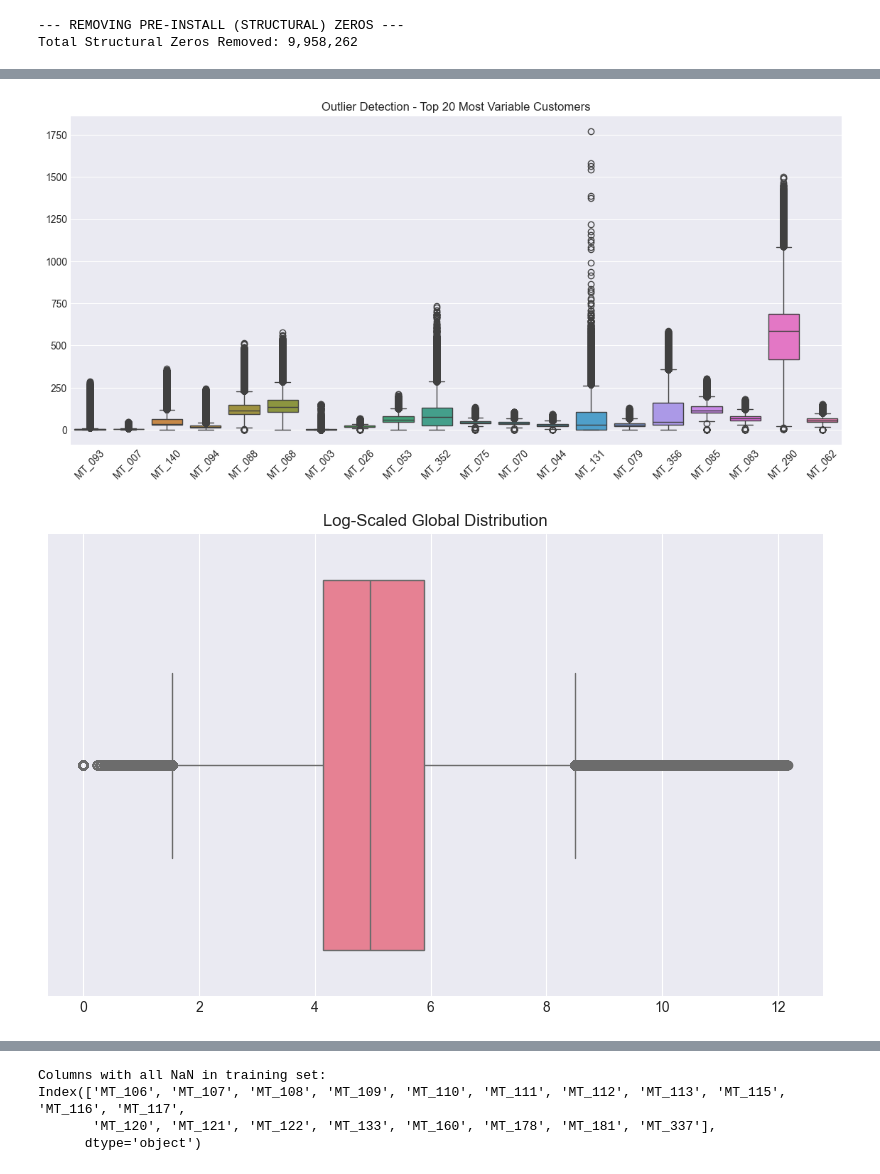
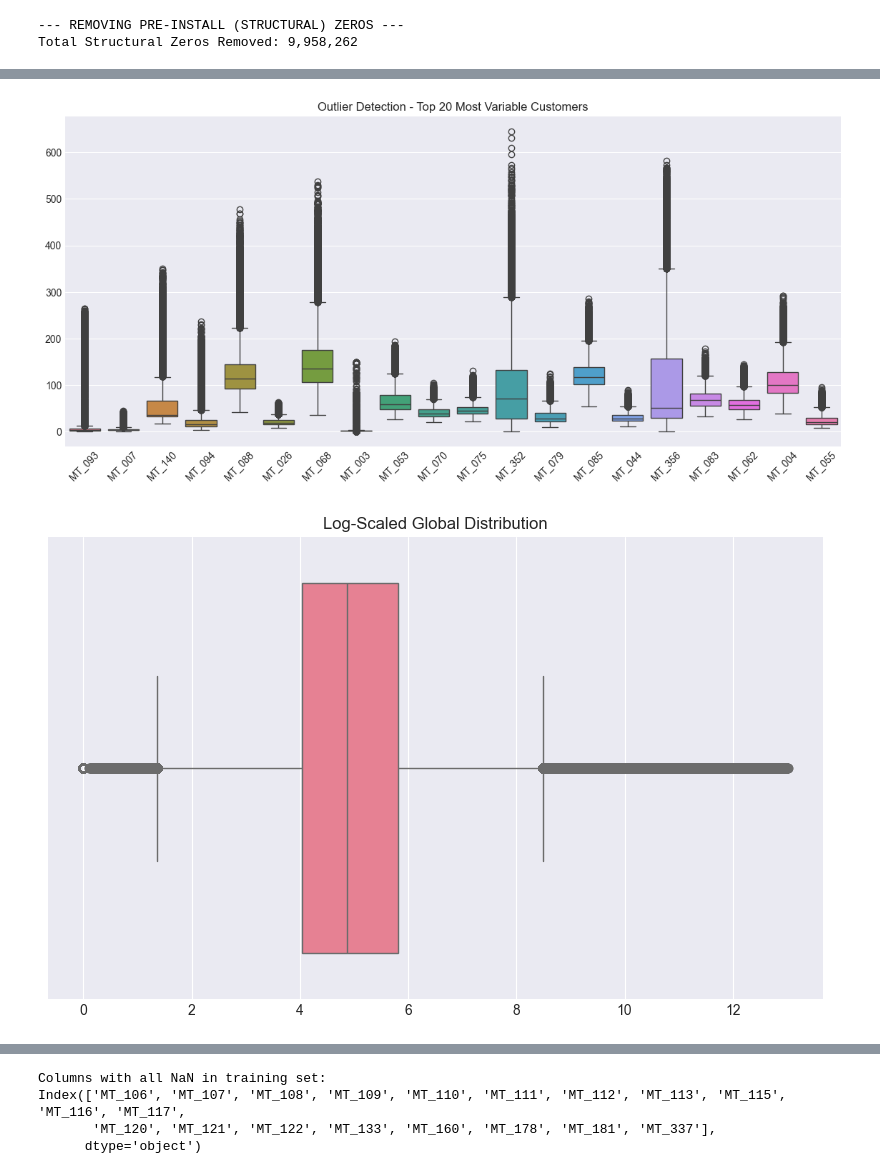
Before and after one commit to Dai-Nguyen1506/Electricity-Load-Diagrams, a Jupyter notebook: notebooks/03_preprocessing.ipynb, the cells around one changed output, grey strips where cells are left out. Saved outputs shown, nothing was run; the diff lists cells and outputs as text; code cells hidden in the pictures.

```diff
--- a/notebooks/03_preprocessing.ipynb
+++ b/notebooks/03_preprocessing.ipynb
@@ -152,18 +154,17 @@ Percentage of Zeros: 20.15%
 # %%
 print("--- REMOVING PRE-INSTALL (STRUCTURAL) ZEROS ---")
 
-df_cleaned = df.copy()
 structural_zeros_total = 0
 
-for col in df_cleaned.columns:
-    series = df_cleaned[col]
+for col in df.columns:
+    series = df[col]
 
     # Structural zeros = values before first non-zero
     is_structural = (series.cumsum() == 0)
     structural_zeros_total += is_structural.sum()
 
     # Replace structural zeros with NaN
-    df_cleaned.loc[is_structural, col] = np.nan
+    df.loc[is_structural, col] = np.nan
 
 print(f"Total Structural Zeros Removed: {structural_zeros_total:,}")
 # %% [output]
@@ -171,0 +177,9 @@ Total Structural Zeros Removed: 9,958,262
+# %%
+df_hourly = df.copy()
+df_hourly = df_hourly * 0.25
+
+# min_count=1 ensures rows that are all NaN stay NaN instead of becoming 0.
+df_hourly = df_hourly.resample("1H").sum(min_count=1)
+
+print("New frequency:", df_hourly.index.freq)
+df_hourly.tail()
@@ -171,0 +331,9 @@ Total Structural Zeros Removed: 9,958,262
+# %%
+# Remove the first day of 2015
+df_hourly = df_hourly[df_hourly.index < "2015-01-01"]
+
+# Keep only data from 2012 onwards
+df_hourly = df_hourly.loc["2012":]
+
+display(df_hourly.head())
+display(df_hourly.tail())
@@ -175,11 +361,11 @@ Total Structural Zeros Removed: 9,958,262
 # %%
 # Z-score method
-z_scores = (df_cleaned - df_cleaned.mean()) / df_cleaned.std()
+z_scores = (df_hourly - df_hourly.mean()) / df_hourly.std()
 
 outliers = (np.abs(z_scores) > 3)
 
 # Total number of valid (non-NaN) values
-total_valid = df_cleaned.notna().sum().sum()
+total_valid = df_hourly.notna().sum().sum()
 
 # Total outliers
 total_outliers = outliers.sum().sum()
@@ -225,16 +411,16 @@ plt.show()
 # %%
 plt.figure(figsize=(14, 6))
-sns.boxplot(data=df_cleaned[top_outliers_20.index])
+sns.boxplot(data=df_hourly[top_outliers_20.index])
 
 plt.title("Outlier Detection - Top 20 Most Variable Customers")
 plt.xticks(rotation=45)
 plt.show()
 # %% [output]
-[figure, old version]
+[figure, new version]
 # %%
 plt.figure(figsize=(10, 6))
-sns.boxplot(x=np.log1p(df_cleaned.values.flatten()))
+sns.boxplot(x=np.log1p(df_hourly.values.flatten()))
 plt.title("Log-Scaled Global Distribution")
 plt.show()
 # %% [output]
-[figure, old version]
+[figure, new version]
```
Also changed, not shown: parts of 31 cells of this notebook.
